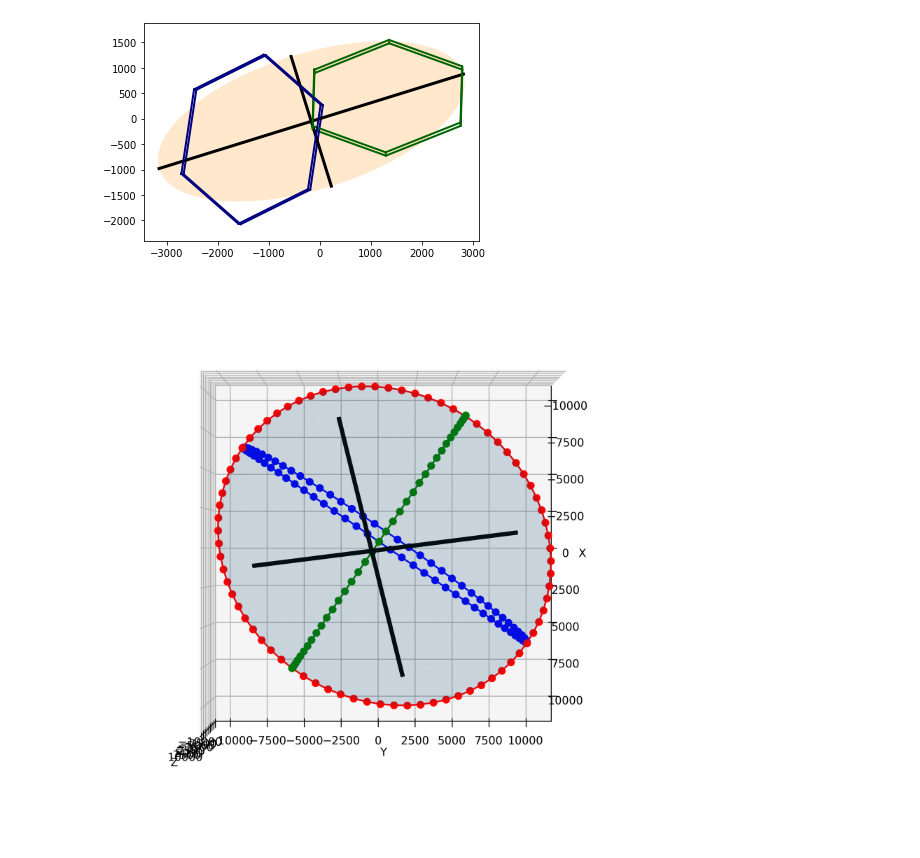
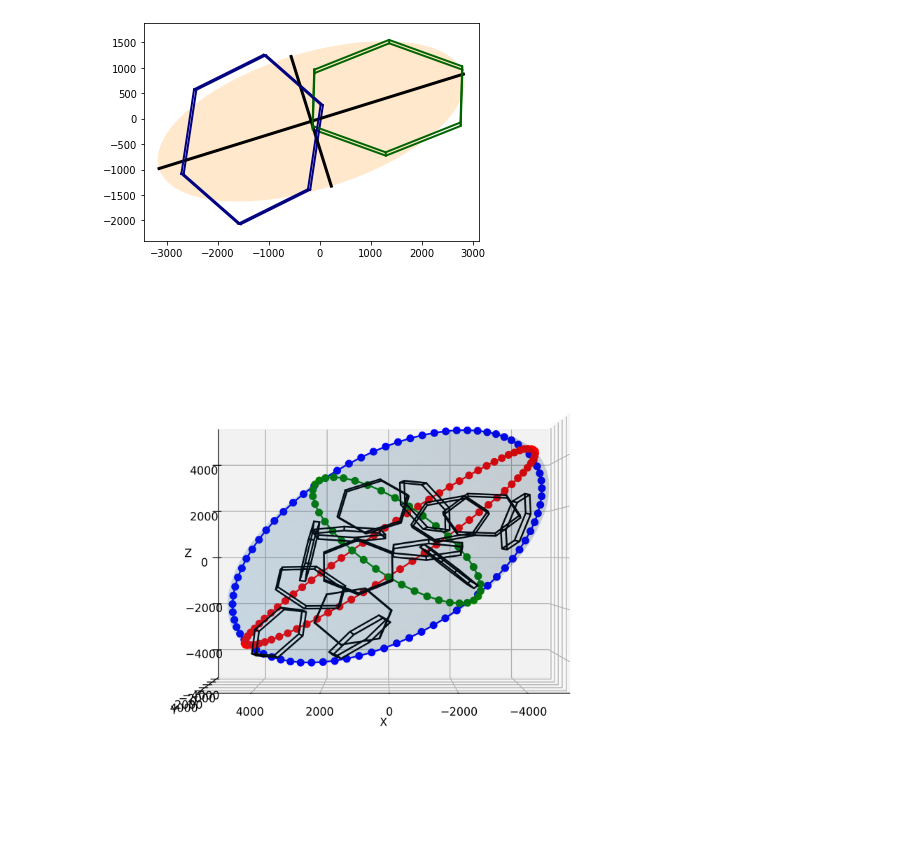
Before and after one commit to vprzybylo/IPAS, a Jupyter notebook: analysis/Agg_Visualizations.ipynb, the cells around one changed output. Saved outputs shown, nothing was run; the diff lists cells and outputs as text; code cells hidden in the pictures.

Commit message:
Part I reproducible plots

```diff
--- a/analysis/Agg_Visualizations.ipynb
+++ b/analysis/Agg_Visualizations.ipynb
@@ -106,7 +106,7 @@ py.iplot(fig)
 # %% [output]
 [interactive output not drawn]
 # %%
-index = 13  # which agg to plot
+index = 13111  # which agg to plot
 agg = df.iloc[index]
 agg_clus = ipas.cluster_calculations.ClusterCalculations(agg)
 # %%
@@ -114,6 +114,6 @@ agg_clus.plot_ellipse([['x', 'y']])
 # %% [output]
 [figure]
 # %%
-agg_clus.plot_ellipsoid_aggs([agg], view='z', circle=None, agg_agg=True)
+agg_clus.plot_ellipsoid_aggs([agg], view='x', circle=None, agg_agg=True)
 # %% [output]
-[figure, old version]
+[figure, new version]
```
Also changed, not shown: 2 other files.
